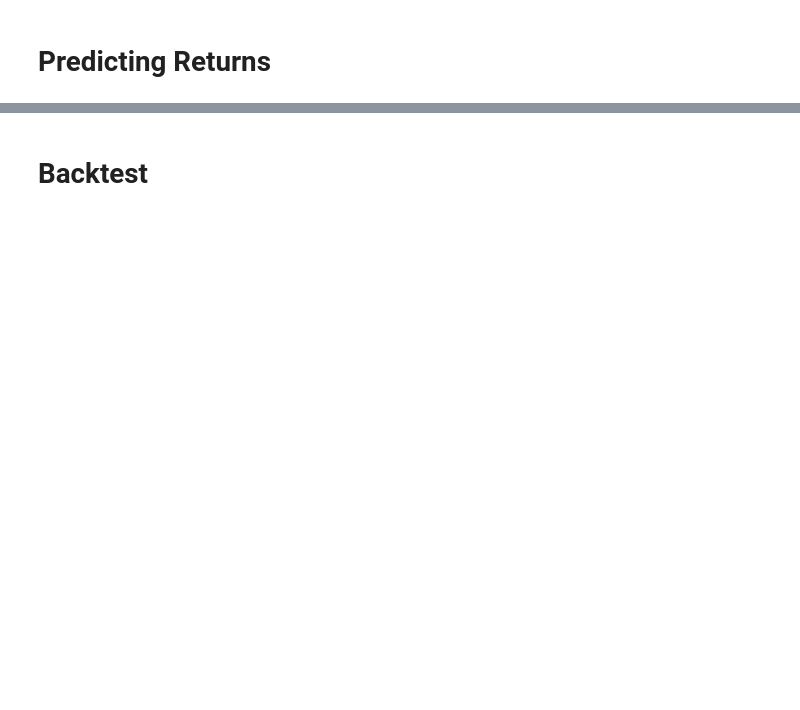
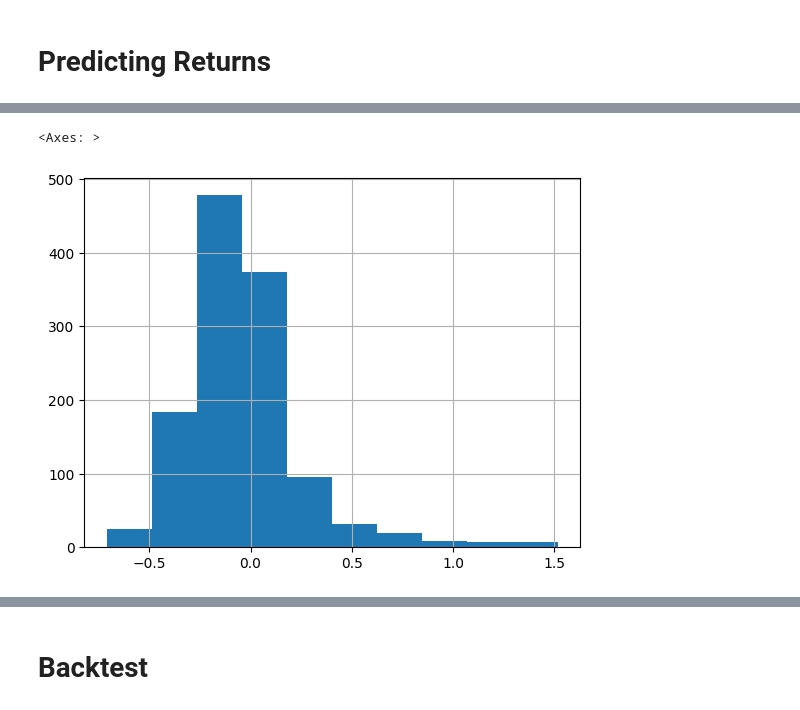
Before and after one commit to kaancaylan/quinten-stock-prediction, a Jupyter notebook: notebooks/modelling.ipynb, the cells around one changed output, grey strips where cells are left out. Saved outputs shown, nothing was run; the diff lists cells and outputs as text; code cells hidden in the pictures; blank space fills up the shorter version.

```diff
--- a/notebooks/modelling.ipynb
+++ b/notebooks/modelling.ipynb
@@ -195,5 +209,5 @@ y_pred = pd.Series(model.predict(X_test), X_test.index)
 top20_stocks = y_pred.sort_values()[-20:].index
 # %%
 y_test = df.loc[predicted_dates["start"]: predicted_dates["end"], "return"]
-y_test = y_test.groupby(level=1, group_keys=False).apply(lambda x: x.cumprod()[-1])
+y_test = y_test.groupby(level=1, group_keys=False).apply(lambda x: (x+1).cumprod()[-1]-1)
 y_test = y_test[y_test.index.isin(y_pred.index)]
@@ -230,0 +334,6 @@ os.getcwd()
+# %%
+# Plot of all predicted returns
+preds["y_pred"].hist()
+# %% [output]
+<Axes: >
+[figure, added]
```
Also changed, not shown: parts of 43 cells of this notebook, 5 other files.
